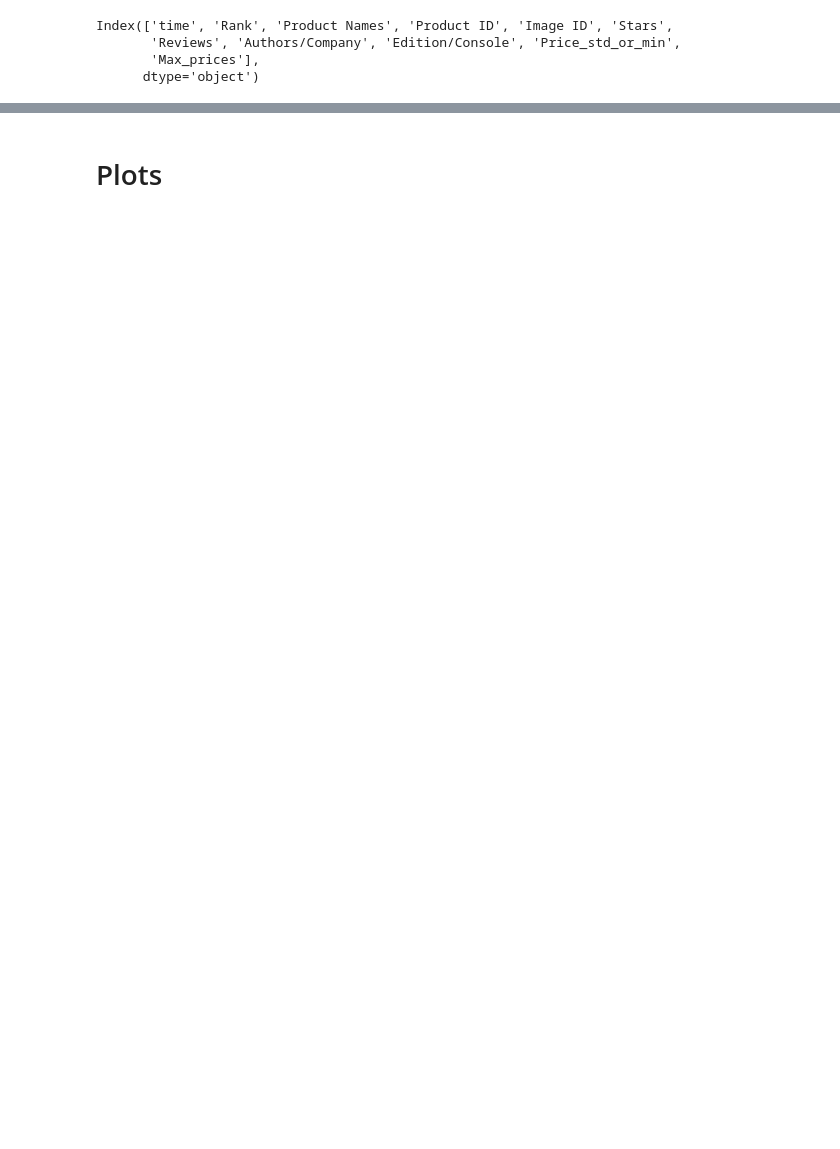
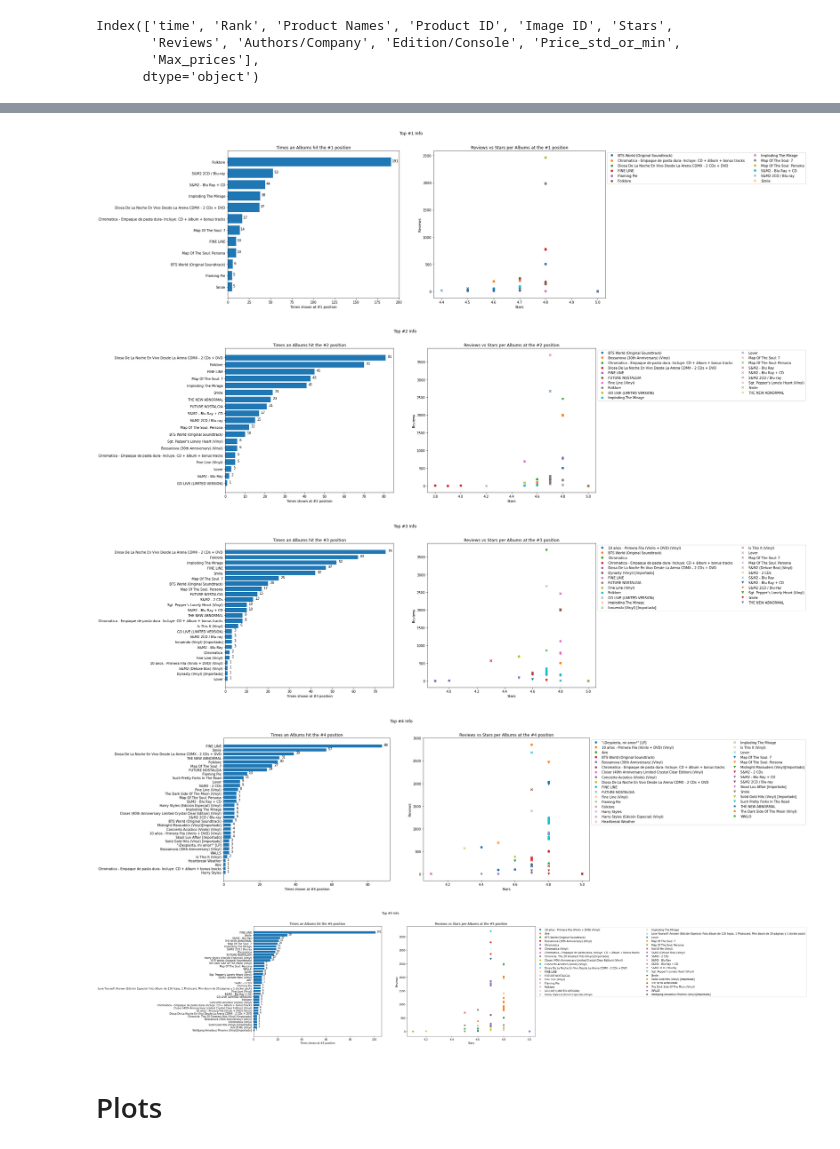
Before and after one commit to Edward-TL/amazon_scraper, a Jupyter notebook: Amazon_Mx_Music_Rank.ipynb, the cells around one changed output, grey strips where cells are left out. Drawn from its saved outputs; the diff is of its cells as text; code cells hidden in the pictures; blank space fills up the shorter version.

```diff
--- a/Amazon_Mx_Music_Rank.ipynb
+++ b/Amazon_Mx_Music_Rank.ipynb
@@ -236,2 +248,10 @@ barh_and_scatters(album)
+# %%
+barh_plus_scatter(album, top_rank=5, w_fig=20, h_fig=8)
+# %% [output]
+[figure, added]
+[figure, added]
+[figure, added]
+[figure, added]
+[figure, added]
 # %% [markdown]
 # Plots
```
Also changed, not shown: parts of 13 cells of this notebook.
